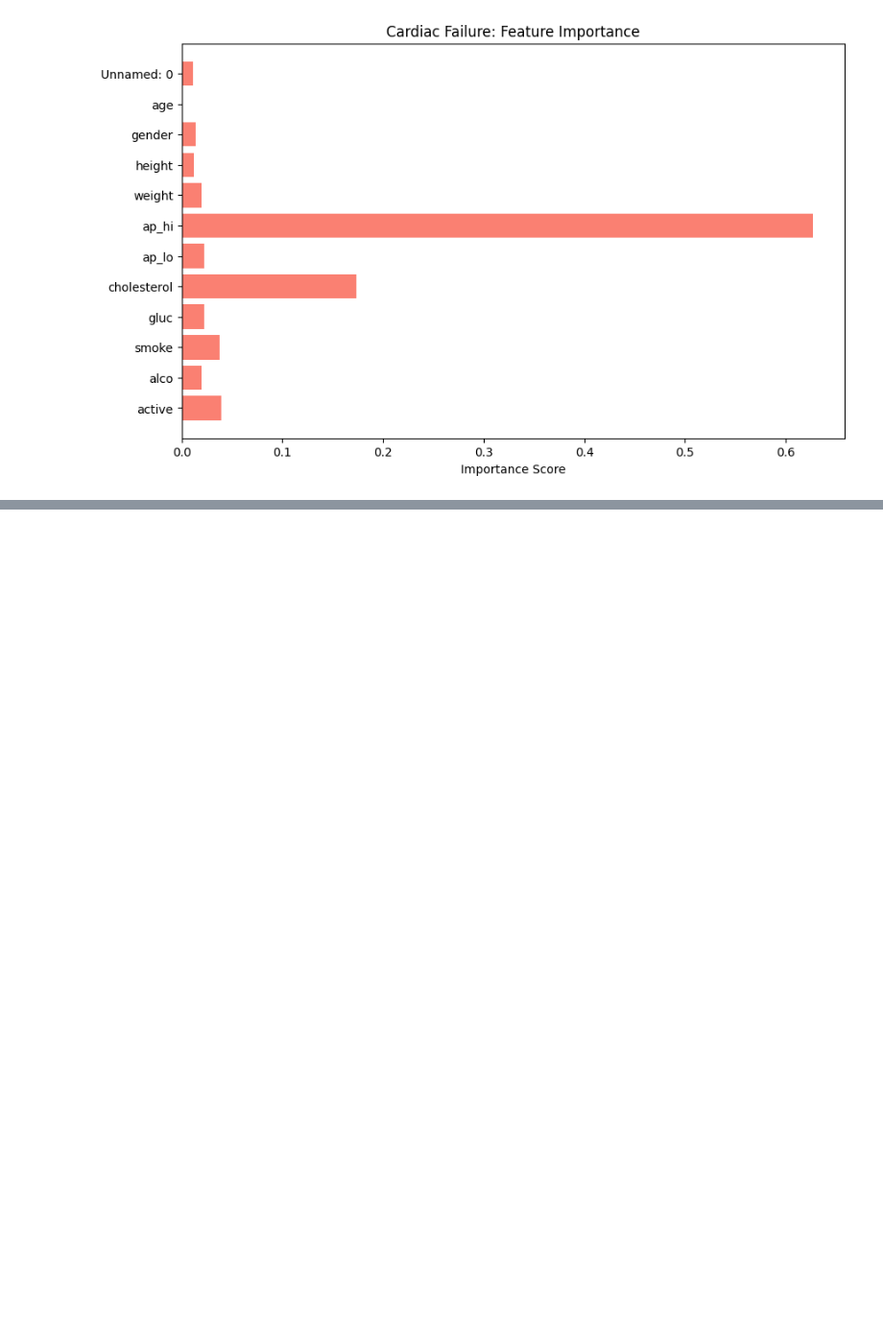
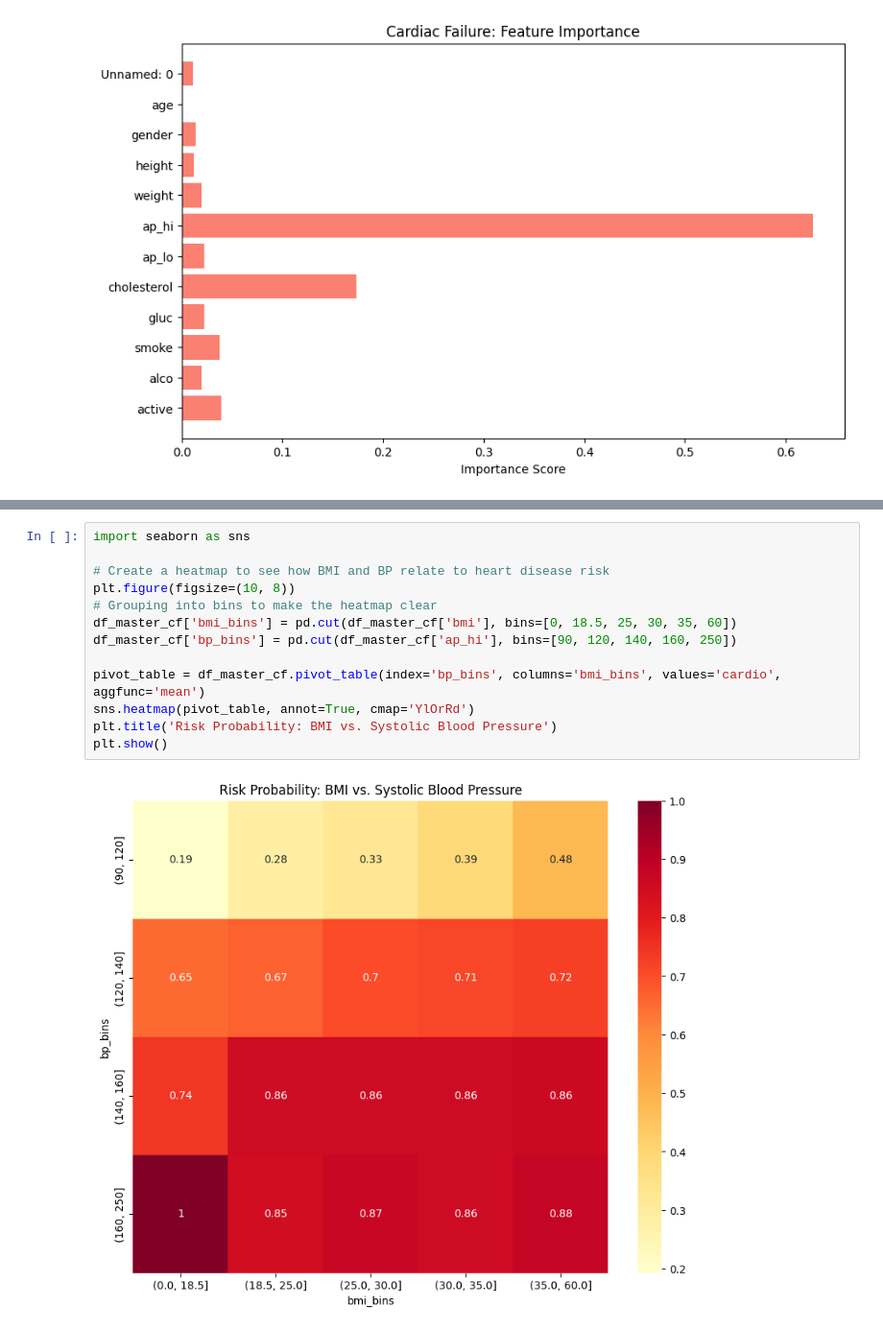
Before and after one commit to himashavalantina/byte-to-beat, a Jupyter notebook: byte to beat.ipynb, the cells around one changed output, grey strips where cells are left out. Shown at 96% size. Cells and saved outputs as stored; diff of their text form; blank space fills up the shorter version.

Commit message:
Confirmed BMI feature benefit and generated risk heatmaps

```diff
--- a/byte to beat.ipynb
+++ b/byte to beat.ipynb
@@ -625,0 +644,15 @@ print(f"✨ Updated Accuracy with BMI: {xgb_cf.score(X_test_cf, y_test_cf):.4f}"
+# %%
+import seaborn as sns
+
+# Create a heatmap to see how BMI and BP relate to heart disease risk
+plt.figure(figsize=(10, 8))
+# Grouping into bins to make the heatmap clear
+df_master_cf['bmi_bins'] = pd.cut(df_master_cf['bmi'], bins=[0, 18.5, 25, 30, 35, 60])
+df_master_cf['bp_bins'] = pd.cut(df_master_cf['ap_hi'], bins=[90, 120, 140, 160, 250])
+
+pivot_table = df_master_cf.pivot_table(index='bp_bins', columns='bmi_bins', values='cardio', aggfunc='mean')
+sns.heatmap(pivot_table, annot=True, cmap='YlOrRd')
+plt.title('Risk Probability: BMI vs. Systolic Blood Pressure')
+plt.show()
+# %% [output]
+[figure, added]
```
Also changed, not shown: parts of 2 cells of this notebook.
